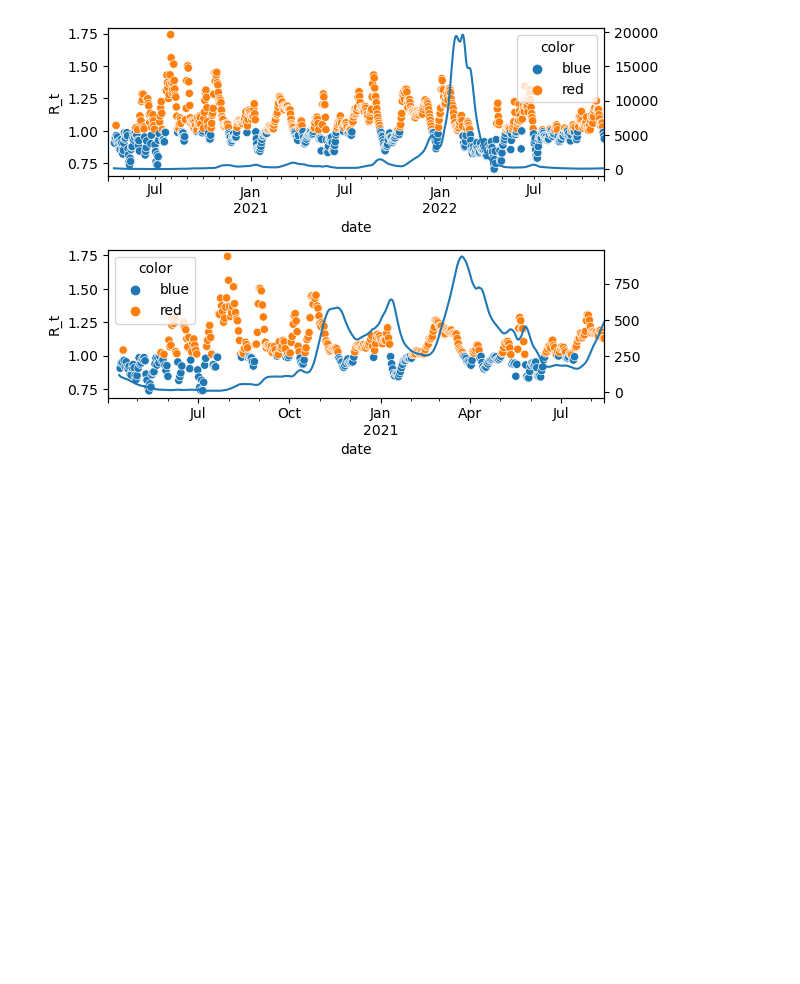
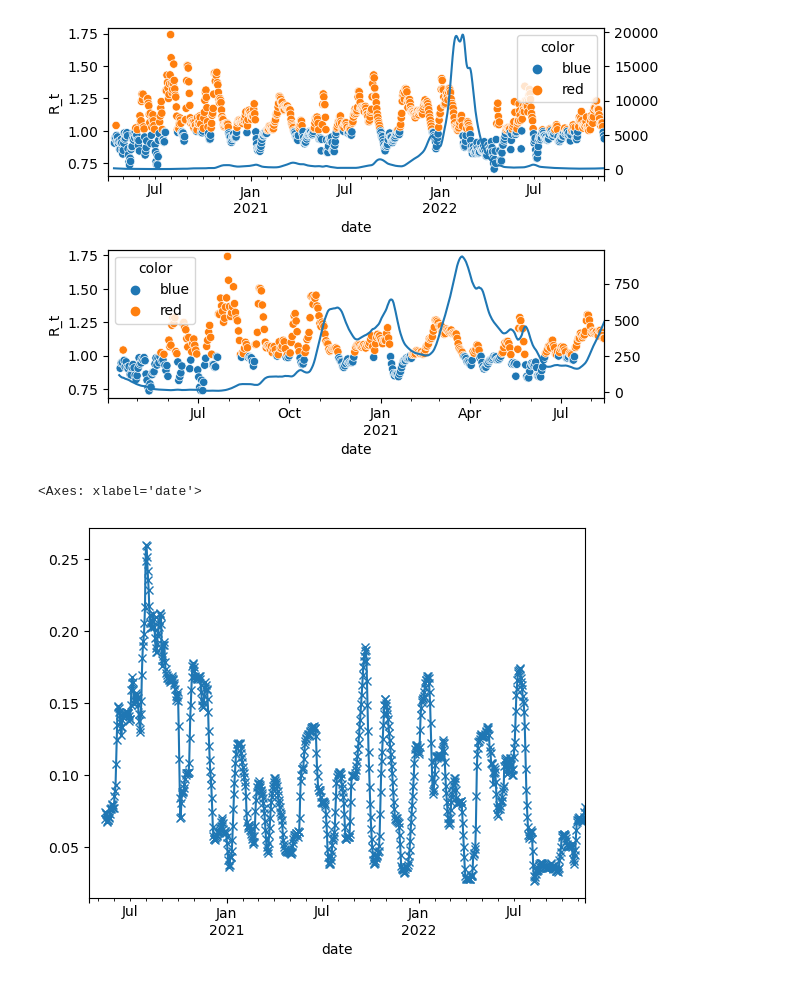
Before and after one commit to galendal/model_prepare, a Jupyter notebook: fhi_data.ipynb, the cells around one changed output. Saved outputs shown, nothing was run; the diff lists cells and outputs as text; code cells hidden in the pictures; blank space fills up the shorter version.

```diff
--- a/fhi_data.ipynb
+++ b/fhi_data.ipynb
@@ -313,3 +319,9 @@ R_est=incidence_data[1:].to_frame()
 R_est['R_t']=R_t
 
 R_est.dropna().to_csv('R_estimate.csv', index=True)
+# %%
+R_est.dropna().rolling(window=31).mean().to_csv('R_est.csv', index=True)
+R_est.dropna().rolling(window=31).std().R_t.plot(marker='x')
+# %% [output]
+<Axes: xlabel='date'>
+[figure, added]
```
Also changed, not shown: parts of 3 cells of this notebook.
